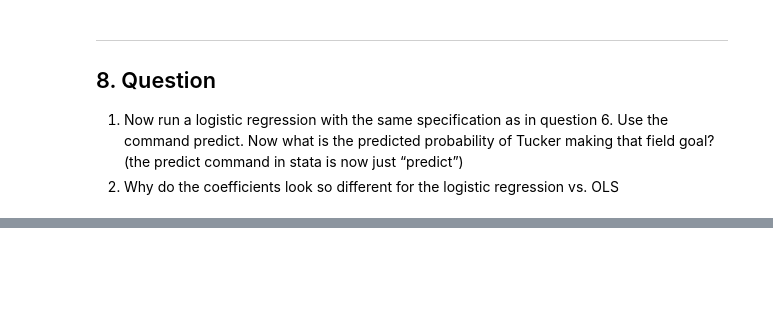
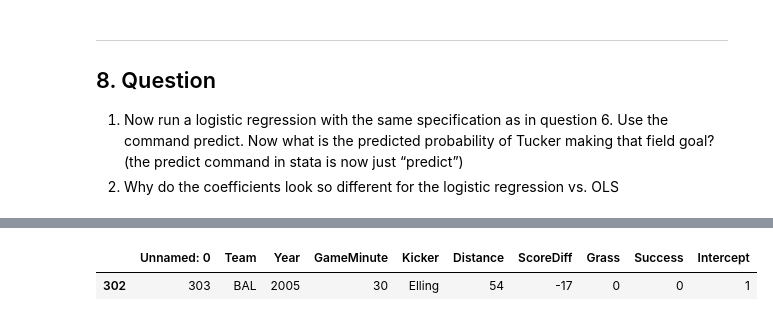
Before and after one commit to BenjaminZeisberg/Econ1042, a Jupyter notebook: Pset1/pset_1.ipynb, the cells around one changed output, grey strips where cells are left out. Cells and saved outputs as stored; diff of their text form; code cells hidden in the pictures; blank space fills up the shorter version.

```diff
--- a/Pset1/pset_1.ipynb
+++ b/Pset1/pset_1.ipynb
@@ -366,0 +445,5 @@ ValueError: Shape of passed values is (5, 1), indices imply (5, 4)
+# %%
+data.loc[data['Kicker'] == 'Elling']
+# %% [output]
+|  | Unnamed: 0 | Team | Year | GameMinute | Kicker | Distance | ScoreDiff | Grass | Success | Intercept |
+| 302 | 303 | BAL | 2005 | 30 | Elling | 54 | -17 | 0 | 0 | 1 |
```
Also changed, not shown: parts of 17 cells of this notebook.
